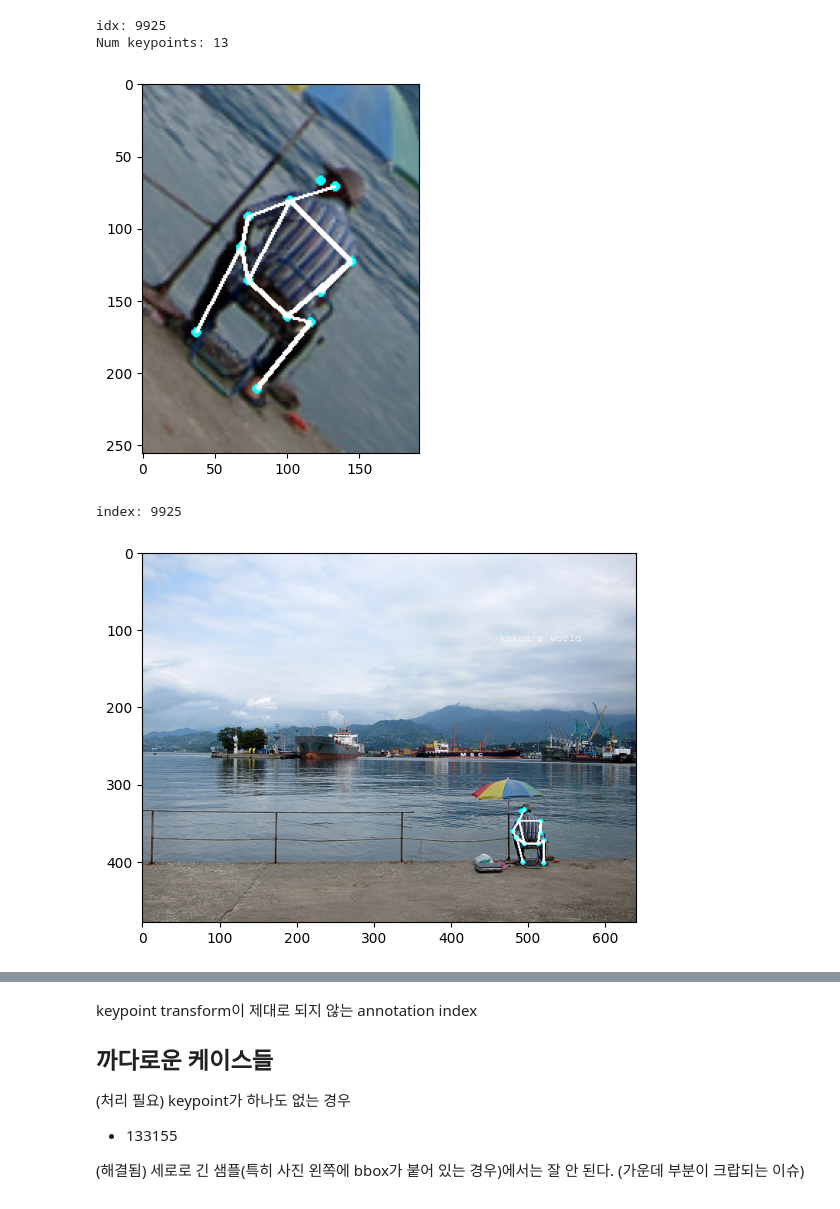
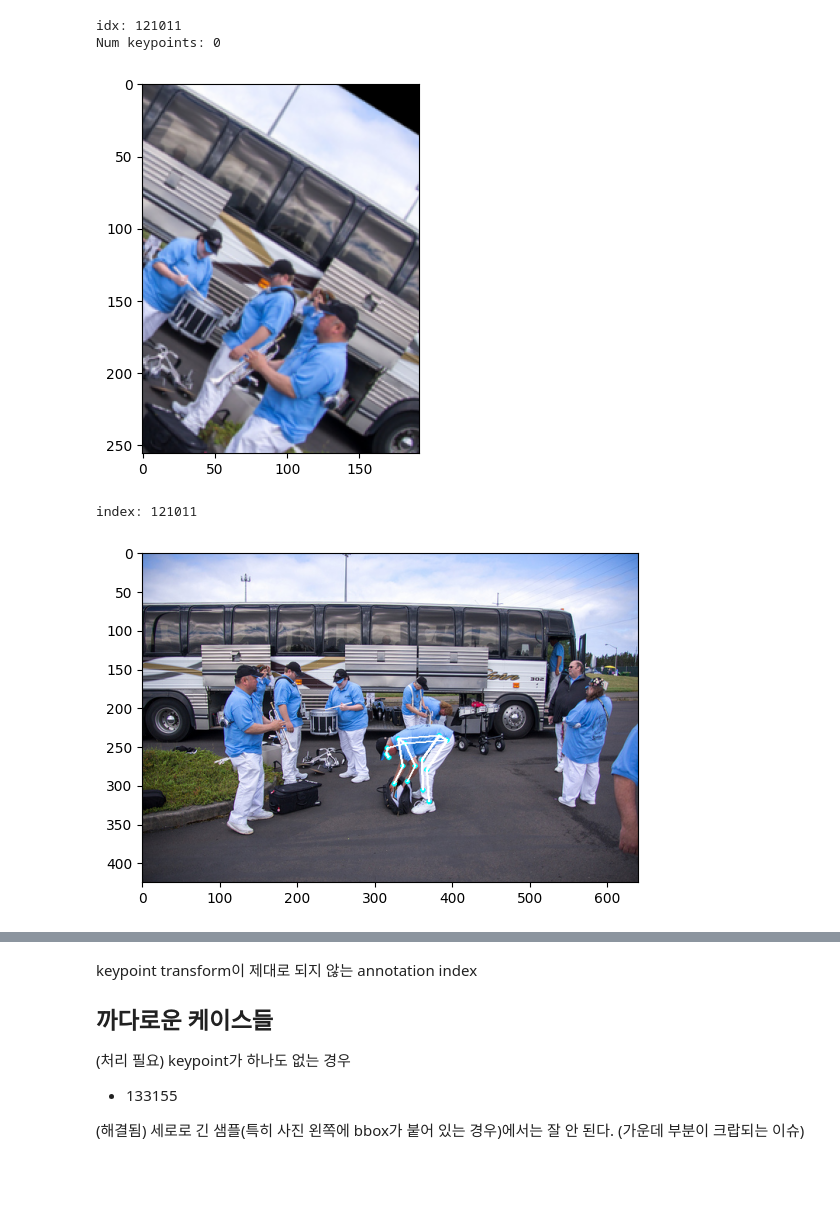
Before and after one commit to lancifollia/pose, a Jupyter notebook: notebooks/1_4_affine_transform_test2.ipynb, the cells around one changed output, grey strips where cells are left out. Saved outputs shown, nothing was run; the diff lists cells and outputs as text; code cells hidden in the pictures; blank space fills up the shorter version.

```diff
--- a/notebooks/1_4_affine_transform_test2.ipynb
+++ b/notebooks/1_4_affine_transform_test2.ipynb
@@ -58,6 +58,6 @@ dataset = CocoDataset(anno_fname=cfg.DATA_TRAIN.ANNOTATION_FNAME,
 # %%
-idx = random.randint(0, len(dataset)-1)
-# idx = 133155
+# idx = random.randint(0, len(dataset)-1)
+idx = 121011
 image, keypoints = dataset[idx]
 
 print(f"idx: {idx}")
@@ -82,6 +85,6 @@ plt.show()
-idx: 9925
-Num keypoints: 13
+idx: 121011
+Num keypoints: 0
-[figure, old version]
+[figure, new version]
 # %%
 print(f"index: {idx}")
 sample = dataset.get_sample(idx)
@@ -98,5 +101,5 @@ image = to_pil(image)
 plt.imshow(image)
 plt.show()
 # %% [output]
-index: 9925
+index: 121011
-[figure, old version]
+[figure, new version]
```
Also changed, not shown: parts of 3 cells of this notebook, 2 other files.
